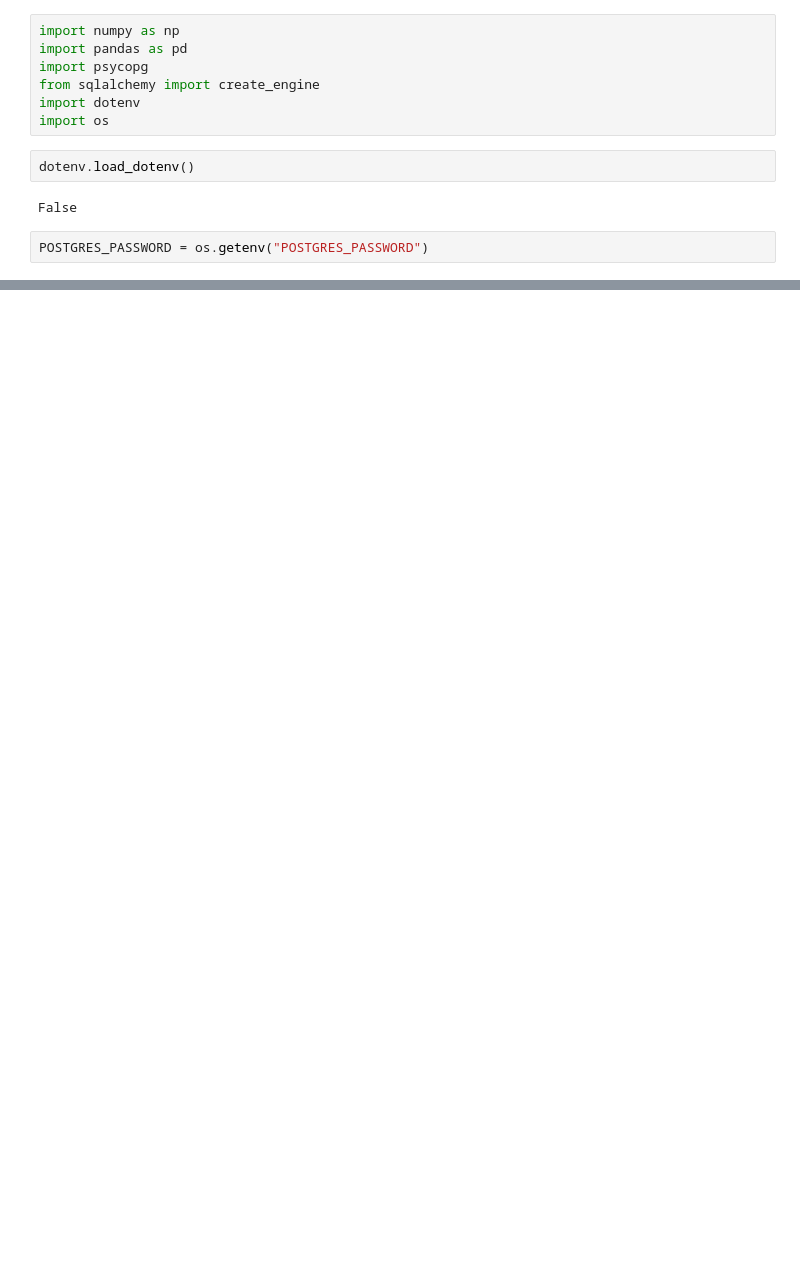
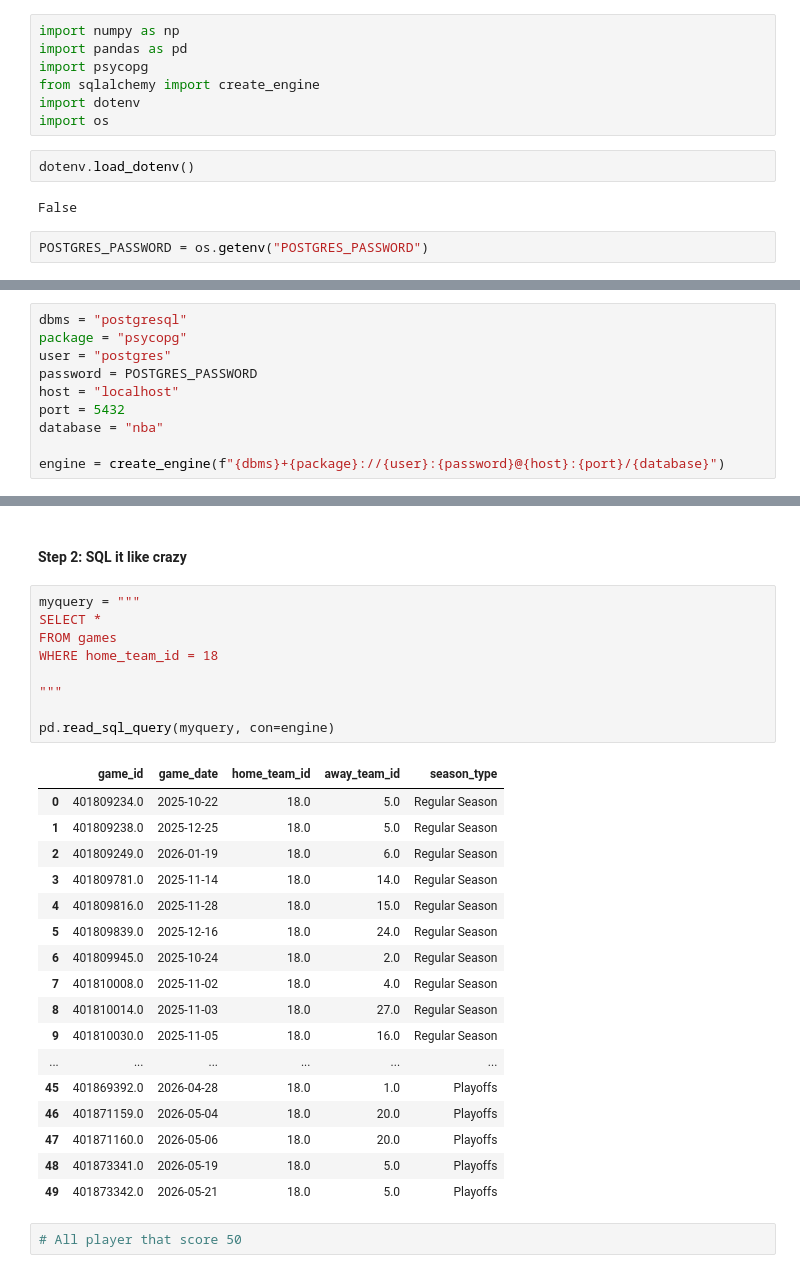
Before and after one commit to jonathan-orellana/ds6001-f26-qrk9cs, a Jupyter notebook: live_coding/live_coding7/livecoding7.ipynb, the cells around one changed output, grey strips where cells are left out. Cells and saved outputs as stored; diff of their text form; blank space fills up the shorter version.

```diff
--- a/live_coding/live_coding7/livecoding7.ipynb
+++ b/live_coding/live_coding7/livecoding7.ipynb
@@ -21,0 +44,10 @@ FileNotFoundError: [Errno 2] No such file or directory: 'data/games.csv'
+# %%
+dbms = "postgresql"
+package = "psycopg"
+user = "postgres"
+password = POSTGRES_PASSWORD
+host = "localhost"
+port = 5432
+database = "nba"
+
+engine = create_engine(f"{dbms}+{package}://{user}:{password}@{host}:{port}/{database}")
@@ -21,0 +62,31 @@ FileNotFoundError: [Errno 2] No such file or directory: 'data/games.csv'
+# %% [markdown]
+#### Step 2: SQL it like crazy
+# %%
+myquery = """
+SELECT *
+FROM games
+WHERE home_team_id = 18
+
+"""
+
+pd.read_sql_query(myquery, con=engine)
+# %% [output]
+|  | game_id | game_date | home_team_id | away_team_id | season_type |
+| 0 | 401809234.0 | 2025-10-22 | 18.0 | 5.0 | Regular Season |
+| 1 | 401809238.0 | 2025-12-25 | 18.0 | 5.0 | Regular Season |
+| 2 | 401809249.0 | 2026-01-19 | 18.0 | 6.0 | Regular Season |
+| 3 | 401809781.0 | 2025-11-14 | 18.0 | 14.0 | Regular Season |
+| 4 | 401809816.0 | 2025-11-28 | 18.0 | 15.0 | Regular Season |
+| 5 | 401809839.0 | 2025-12-16 | 18.0 | 24.0 | Regular Season |
+| 6 | 401809945.0 | 2025-10-24 | 18.0 | 2.0 | Regular Season |
+| 7 | 401810008.0 | 2025-11-02 | 18.0 | 4.0 | Regular Season |
+| 8 | 401810014.0 | 2025-11-03 | 18.0 | 27.0 | Regular Season |
+| 9 | 401810030.0 | 2025-11-05 | 18.0 | 16.0 | Regular Season |
+| ... | ... | ... | ... | ... | ... |
+| 45 | 401869392.0 | 2026-04-28 | 18.0 | 1.0 | Playoffs |
+| 46 | 401871159.0 | 2026-05-04 | 18.0 | 20.0 | Playoffs |
+| 47 | 401871160.0 | 2026-05-06 | 18.0 | 20.0 | Playoffs |
+| 48 | 401873341.0 | 2026-05-19 | 18.0 | 5.0 | Playoffs |
+| 49 | 401873342.0 | 2026-05-21 | 18.0 | 5.0 | Playoffs |
+# %%
+# All player that score 50
```
Also changed, not shown: parts of 8 cells of this notebook, 2 other files.
